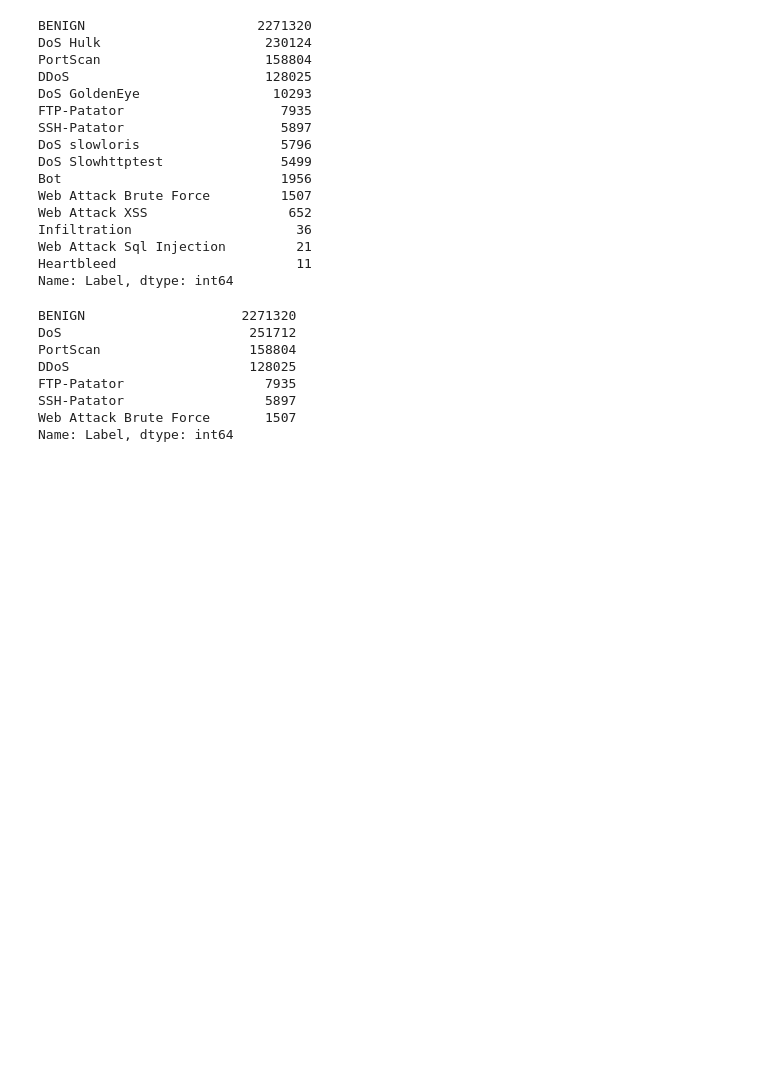
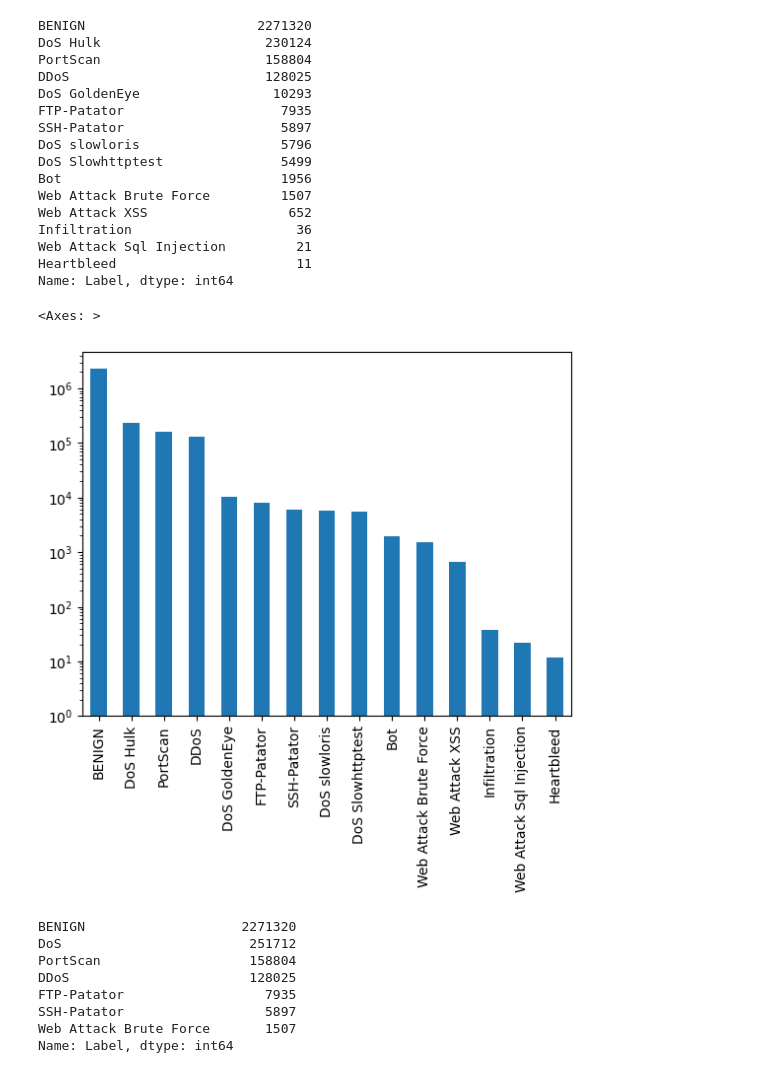
Before and after one commit to theMarlonski/cybersecurity-intrusion-classifier, a Jupyter notebook: notebooks/intrusion-detection-classifier.ipynb, the cells around one changed output. Saved outputs shown, nothing was run; the diff lists cells and outputs as text; code cells hidden in the pictures; blank space fills up the shorter version.

```diff
--- a/notebooks/intrusion-detection-classifier.ipynb
+++ b/notebooks/intrusion-detection-classifier.ipynb
@@ -163,6 +168,13 @@ Infiltration                     36
 Web Attack Sql Injection         21
 Heartbleed                       11
 Name: Label, dtype: int64
+# %%
+
+# plot the label distribution in log scale with x axis labels rotated 45 degrees
+df['Label'].value_counts().plot(kind='bar', log=True, rot=90)
+# %% [output]
+<Axes: >
+[figure, added]
 # %%
 # filter the data to only include DoS and DDos attacks and Brute Force and XXS attacks
 df = df[df['Label'].isin(['BENIGN', 'PortScan', 'FTP-Patator', 'SSH-Patator' ,'DoS Hulk', 'DoS GoldenEye', 'DoS slowloris', 'DoS Slowhttptest', 'DDoS', 'Web Attack Brute Force'])]
```
Also changed, not shown: parts of 7 cells of this notebook.
